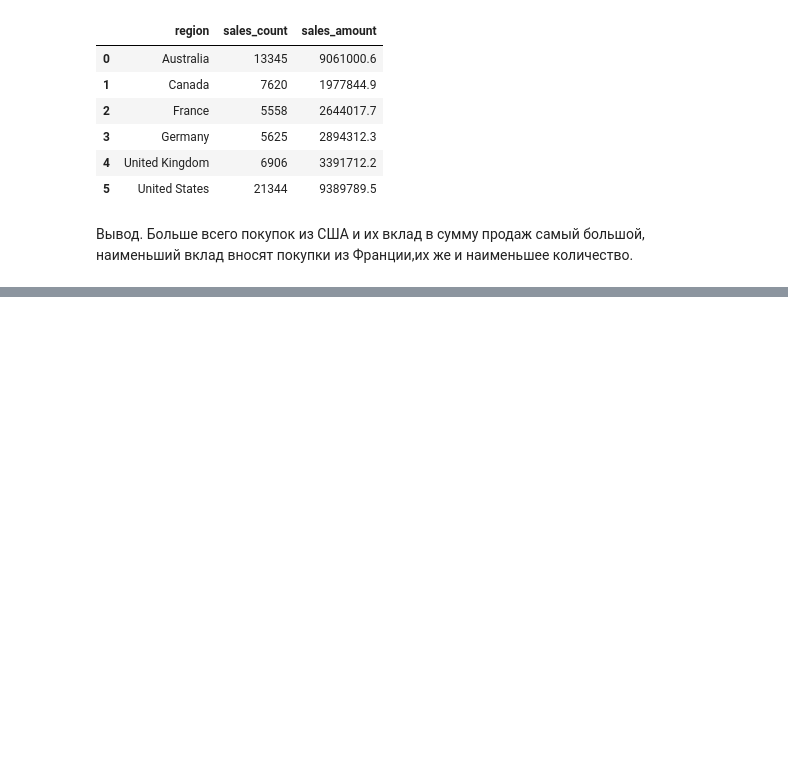
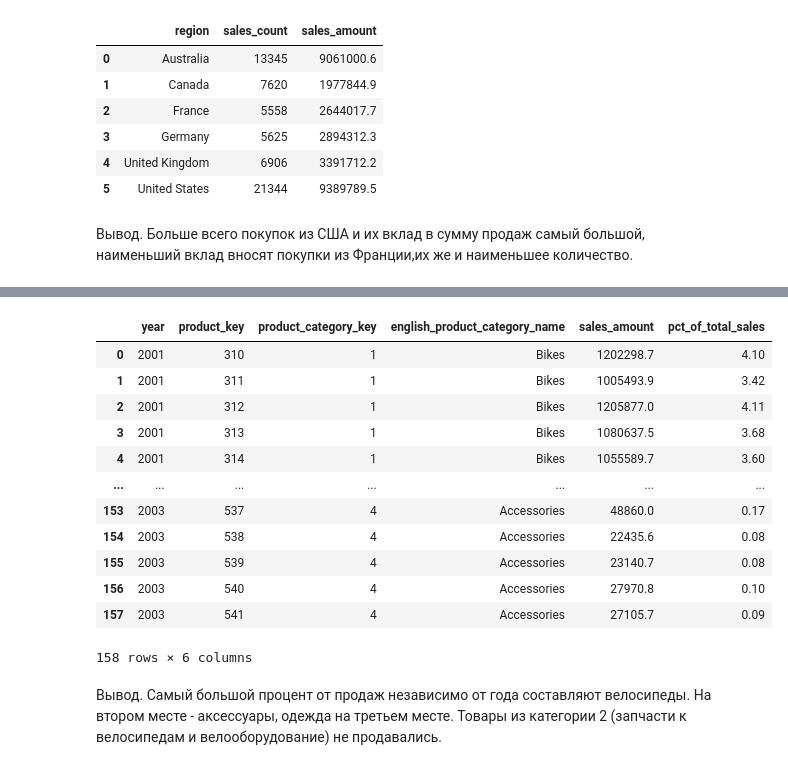
Before and after one commit to ParvinaMirakhmedova/da_course, a Jupyter notebook: case_study_on_SQL_Mirakhmedova_Parvina_12032025.ipynb, the cells around one changed output, grey strips where cells are left out. Drawn from its saved outputs; the diff is of its cells as text; code cells hidden in the pictures; blank space fills up the shorter version.

```diff
--- a/case_study_on_SQL_Mirakhmedova_Parvina_12032025.ipynb
+++ b/case_study_on_SQL_Mirakhmedova_Parvina_12032025.ipynb
@@ -300,0 +304,47 @@ df
+# %%
+query = """
+
+SELECT
+    CAST(EXTRACT(YEAR FROM p.start_date) AS INT) AS year,
+    p.product_key,
+    pc.category_key AS product_category_key,
+    pc.category_name AS english_product_category_name,
+    ROUND(SUM(s.sales_amount),1) AS sales_amount,
+    ROUND((SUM(s.sales_amount) / total_sales.total_sales_amount) * 100,2) AS pct_of_total_sales
+FROM
+    adw_works.products p
+JOIN
+    adw_works.sales s ON p.product_key = s.product_key
+JOIN
+    adw_works.product_subcategory ps ON p.subcategory_key = ps.subcategory_key
+JOIN
+    adw_works.product_category pc ON ps.category_key = pc.category_key
+JOIN
+    (SELECT SUM(sales_amount) AS total_sales_amount
+     FROM adw_works.sales) total_sales ON 1=1
+GROUP BY
+    CAST(EXTRACT(YEAR FROM p.start_date) AS INT), p.product_key, pc.category_key, pc.category_name, total_sales.total_sales_amount
+ORDER BY
+    year, pc.category_key, p.product_key;
+
+
+"""
+with set_connection() as conn:
+    df = pd.read_sql(query, conn)
+df
+# %% [output]
+|  | year | product_key | product_category_key | english_product_category_name | sales_amount | pct_of_total_sales |
+| 0 | 2001 | 310 | 1 | Bikes | 1202298.7 | 4.10 |
+| 1 | 2001 | 311 | 1 | Bikes | 1005493.9 | 3.42 |
+| 2 | 2001 | 312 | 1 | Bikes | 1205877.0 | 4.11 |
+| 3 | 2001 | 313 | 1 | Bikes | 1080637.5 | 3.68 |
+| 4 | 2001 | 314 | 1 | Bikes | 1055589.7 | 3.60 |
+| ... | ... | ... | ... | ... | ... | ... |
+| 153 | 2003 | 537 | 4 | Accessories | 48860.0 | 0.17 |
+| 154 | 2003 | 538 | 4 | Accessories | 22435.6 | 0.08 |
+| 155 | 2003 | 539 | 4 | Accessories | 23140.7 | 0.08 |
+| 156 | 2003 | 540 | 4 | Accessories | 27970.8 | 0.10 |
+| 157 | 2003 | 541 | 4 | Accessories | 27105.7 | 0.09 |
+158 rows × 6 columns
+# %% [markdown]
+Вывод. Самый большой процент от продаж независимо от года составляют велосипеды. На втором месте - аксессуары, одежда на третьем месте. Товары из категории 2 (запчасти к велосипедам и велооборудование) не продавались.
```
Also changed, not shown: parts of 1 cell of this notebook, 1 other file.
